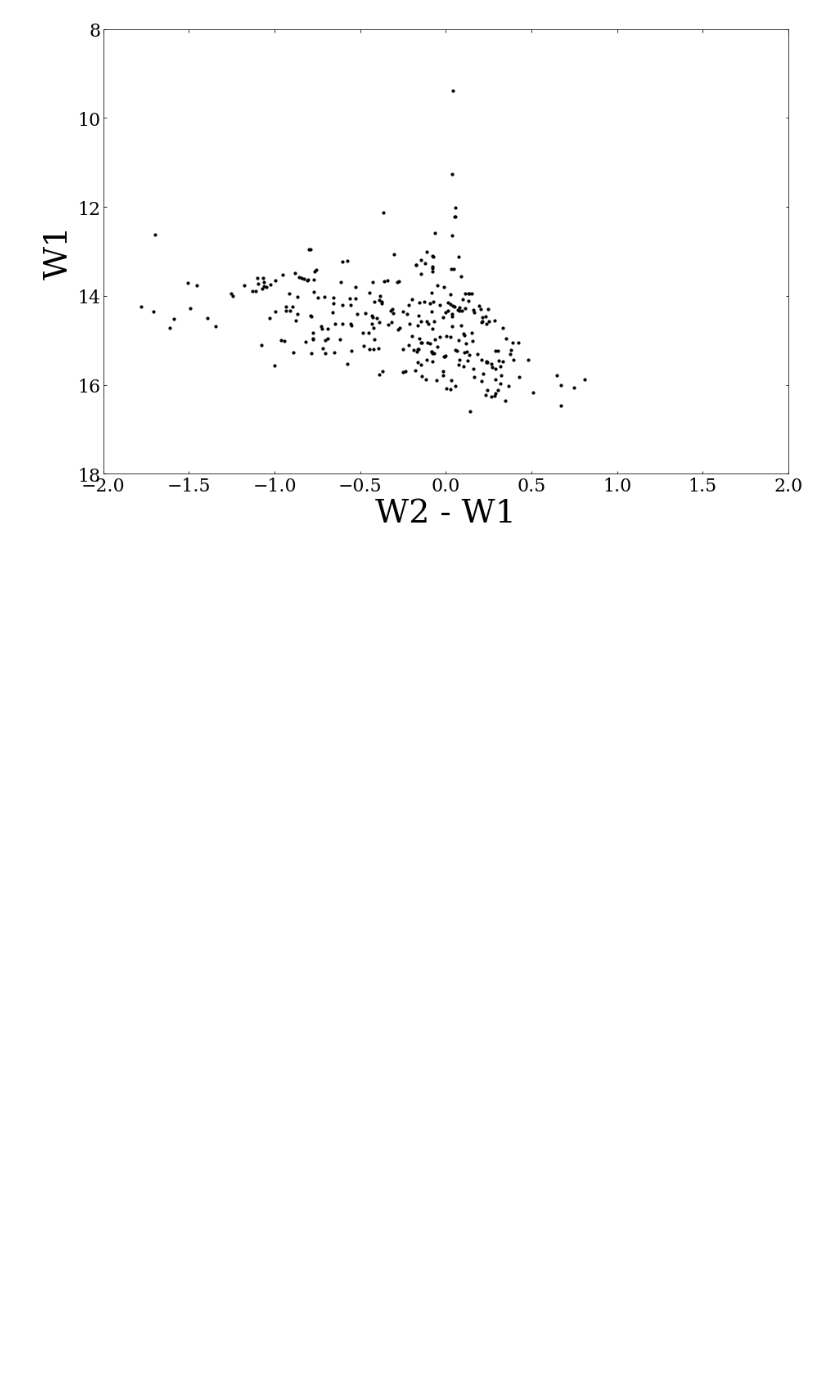
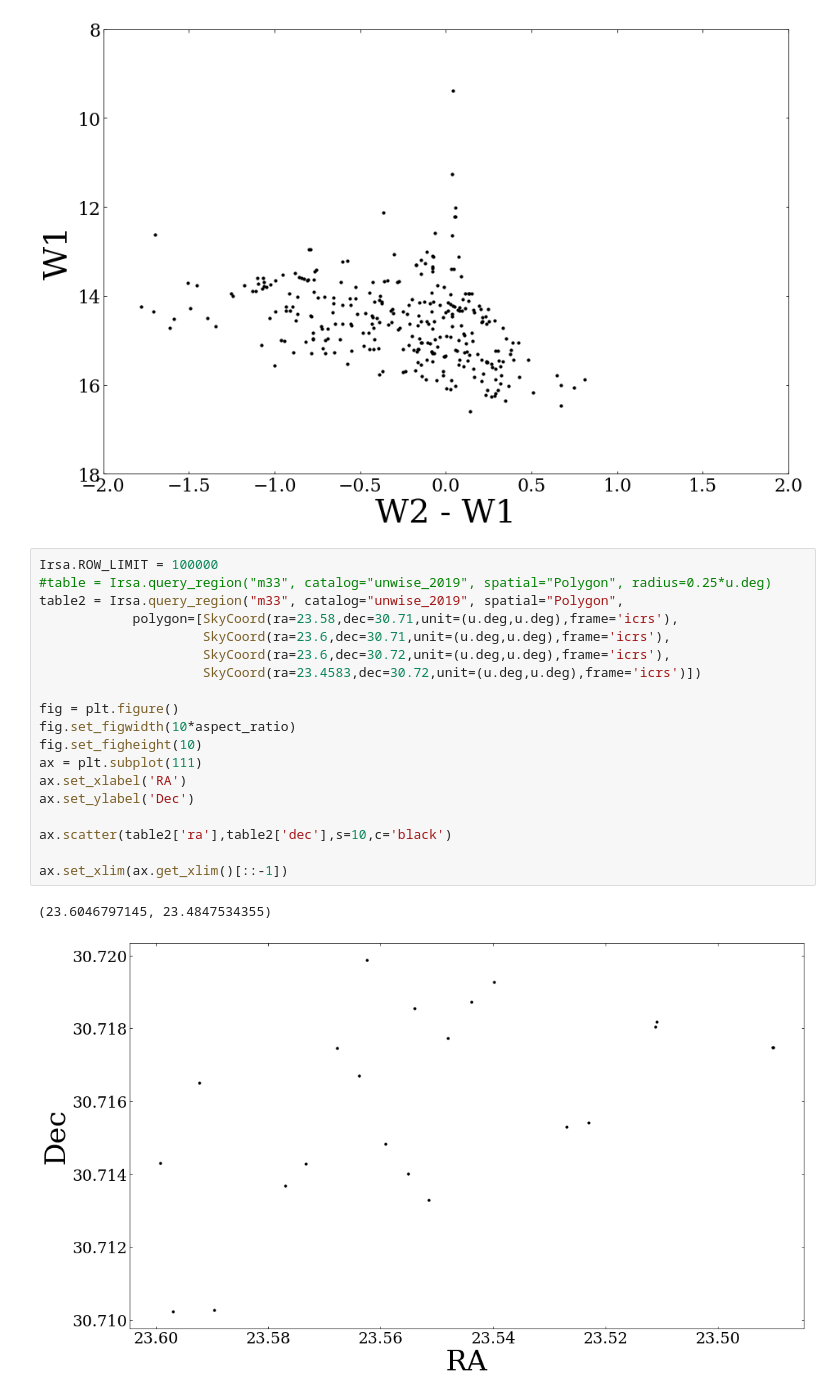
Before and after one commit to tmsandford/M33_Matching, a Jupyter notebook: M33_Matching_Exploration.ipynb, the cells around one changed output. Drawn from its saved outputs; the diff is of its cells as text; blank space fills up the shorter version.

```diff
--- a/M33_Matching_Exploration.ipynb
+++ b/M33_Matching_Exploration.ipynb
@@ -397,3 +398,25 @@ ax.set_ylim(ax.get_ylim()[::-1])
 # %% [output]
 (18.0, 8.0)
 [figure]
+# %%
+Irsa.ROW_LIMIT = 100000
+#table = Irsa.query_region("m33", catalog="unwise_2019", spatial="Polygon", radius=0.25*u.deg)
+table2 = Irsa.query_region("m33", catalog="unwise_2019", spatial="Polygon",
+            polygon=[SkyCoord(ra=23.58,dec=30.71,unit=(u.deg,u.deg),frame='icrs'),
+                     SkyCoord(ra=23.6,dec=30.71,unit=(u.deg,u.deg),frame='icrs'),
+                     SkyCoord(ra=23.6,dec=30.72,unit=(u.deg,u.deg),frame='icrs'),
+                     SkyCoord(ra=23.4583,dec=30.72,unit=(u.deg,u.deg),frame='icrs')])
+
+fig = plt.figure()
+fig.set_figwidth(10*aspect_ratio)
+fig.set_figheight(10)
+ax = plt.subplot(111)
+ax.set_xlabel('RA')
+ax.set_ylabel('Dec')
+
+ax.scatter(table2['ra'],table2['dec'],s=10,c='black')
+
+ax.set_xlim(ax.get_xlim()[::-1])
+# %% [output]
+(23.6046797145, 23.4847534355)
+[figure, added]
```
Also changed, not shown: parts of 7 cells of this notebook.
